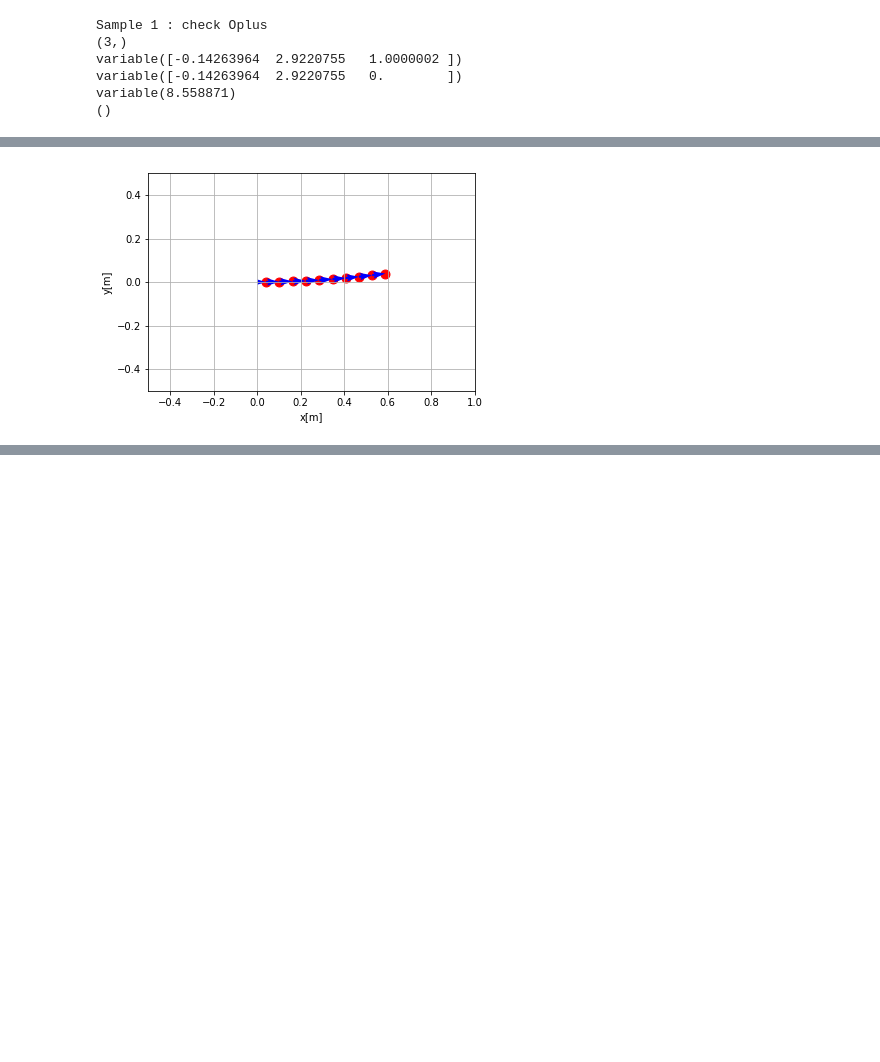
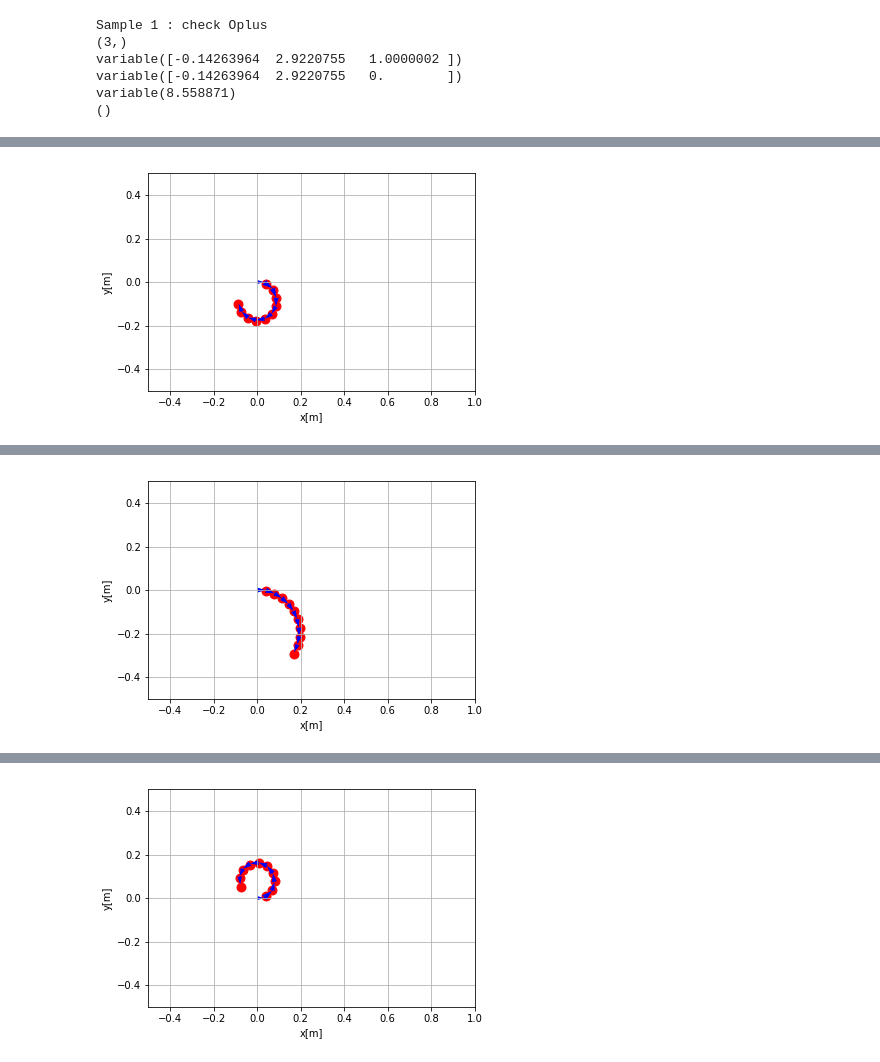
Before and after one commit to yotaseki/ROS-Cart, a Jupyter notebook: script/Train.ipynb, the cells around one changed output, grey strips where cells are left out. Cells and saved outputs as stored; diff of their text form; code cells hidden in the pictures; blank space fills up the shorter version.

```diff
--- a/script/Train.ipynb
+++ b/script/Train.ipynb
@@ -20,6 +21,7 @@ settings.set_gpu(0)
 xp = settings.xp
 # %%
 def plot_path(cart_path,target,xlim=[-5,5],ylim=[-5,5]):
+    fig = plt.figure()
     path = cart_path
     target = target
     if(settings.gpu_index >= 0):
@@ -39,6 +41,7 @@ def plot_path(cart_path,target,xlim=[-5,5],ylim=[-5,5]):
     plt.ylim(ylim[0],ylim[1])
     plt.grid()
     plt.show()
+    return fig
 # %%
 print('Sample 1 : check Oplus')
 sample_x1 = Variable(xp.array([1, 1, 1], dtype = 'float32'))
@@ -219,0 +284,14 @@ finished
+# %%
+# log
+def gen_filename():
+    name_date = '{0:%Y%m%d%H%M%S}'.format(datetime.datetime.now())
+    name_epoch = '{}epoch'.format(EPOCH)
+    name_datasize  = '{}data'.format(DATA_SIZE)
+    name_num_step = '{}step'.format(DATA_NUM_WAYPOINTS)
+    name_space = '{}mm'.format(int(DATA_M_PER_STEP * 1000))
+    fn = 'Cart' + name_space + name_num_step + '_' + name_date + '_'   + name_datasize + name_epoch
+    return fn
+dirname = gen_filename()
+os.mkdir(dirname)
+serializers.save_npz(dirname +'/'+ dirname+'.model', model)
+fig.savefig(dirname + '/' + 'loss.png')
@@ -220,33 +363,35 @@ finished
 # %%
-x_path = data.make_arc_path_2(int(DATA_NUM_WAYPOINTS*DATA_SPACE+1),xp.random.rand()*(2*xp.pi/2)-xp.pi/2)
-x_path_es,_ = data.get_evenly_spaced_points(x_path,DATA_SPACE)
-x_test = x_path_es[0:DATA_NUM_WAYPOINTS]
-x = xp.ravel(x_test[:,0:2])
-x = Variable(xp.array([x],dtype=xp.float32))
-y = model(x)
-# zero-padding
-pad = Variable(xp.zeros((1,DATA_NUM_WAYPOINTS,1),dtype=xp.float32))
-y_pad = F.concat((y,pad),axis=2)
-y_pad = F.permutate(y_pad, xp.array([0,2,1],'i'), axis=2)
-print(' --- input --- ')
-print(x_test)
-print(' --- output --- ')
-print(y_pad.data)
-# loss
-z_true = x_test
-z = y_pad[0,0]
-e = error_squares(z,z_true[0])
-print(' --- error --- ')
-print('loss:',e)
-Z = xp.array([([0,0,0]),(z.data)],dtype='float32')
-for step in range(1,DATA_NUM_STEP):
-    z = oplus(z,y_pad[0,step])
-    e = error_squares(z,z_true[step])
+for i in range(10):
+    x_path = data.make_arc_path_2(int(DATA_NUM_WAYPOINTS*DATA_M_PER_STEP+1),xp.random.rand()*(2*DATA_RAD_PER_STEP)-DATA_RAD_PER_STEP,s=DATA_M_PER_STEP)
+    x_path_es,_ = data.get_evenly_spaced_points(x_path,DATA_M_PER_STEP)
+    x_test = x_path_es[0:DATA_NUM_WAYPOINTS]
+    x = xp.ravel(x_test[:,0:2])
+    x = Variable(xp.array([x],dtype=xp.float32))
+    y = model(x)
+    # zero-padding
+    pad = Variable(xp.zeros((1,DATA_NUM_WAYPOINTS,1),dtype=xp.float32))
+    y_pad = F.concat((y,pad),axis=2)
+    y_pad = F.permutate(y_pad, xp.array([0,2,1],'i'), axis=2)
+    print(' --- input --- ')
+    print(x_test)
+    print(' --- output --- ')
+    print(y_pad.data)
+    # loss
+    z_true = x_test
+    z = y_pad[0,0]
+    e = error_squares(z,z_true[0])
+    print(' --- error --- ')
     print('loss:',e)
-    Z = xp.vstack((Z,z.data))
-print(' --- trajectory --- ')
-print(Z)
-print(z_true.shape)
-plot_path(Z,z_true,[-.5,1],[-.5,.5])
+    Z = xp.array([([0,0,0]),(z.data)],dtype='float32')
+    for step in range(1,DATA_NUM_STEP):
+        z = oplus(z,y_pad[0,step])
+        e = error_squares(z,z_true[step])
+        print('loss:',e)
+        Z = xp.vstack((Z,z.data))
+    print(' --- trajectory --- ')
+    print(Z)
+    print(z_true.shape)
+    fig = plot_path(Z,z_true,[-.5,1],[-.5,.5])
+    fig.savefig(dirname + '/test' + str(i) + '.png')
 # %% [output]
  --- input ---
@@ -268,2 +413,2 @@ plot_path(Z,z_true,[-.5,1],[-.5,.5])
 (10, 3)
-[figure, old version]
+[figure, new version]
@@ -269,0 +432 @@ plot_path(Z,z_true,[-.5,1],[-.5,.5])
+[figure, added]
@@ -269,0 +450 @@ plot_path(Z,z_true,[-.5,1],[-.5,.5])
+[figure, added]
```
Also changed, not shown: parts of 11 cells of this notebook.
